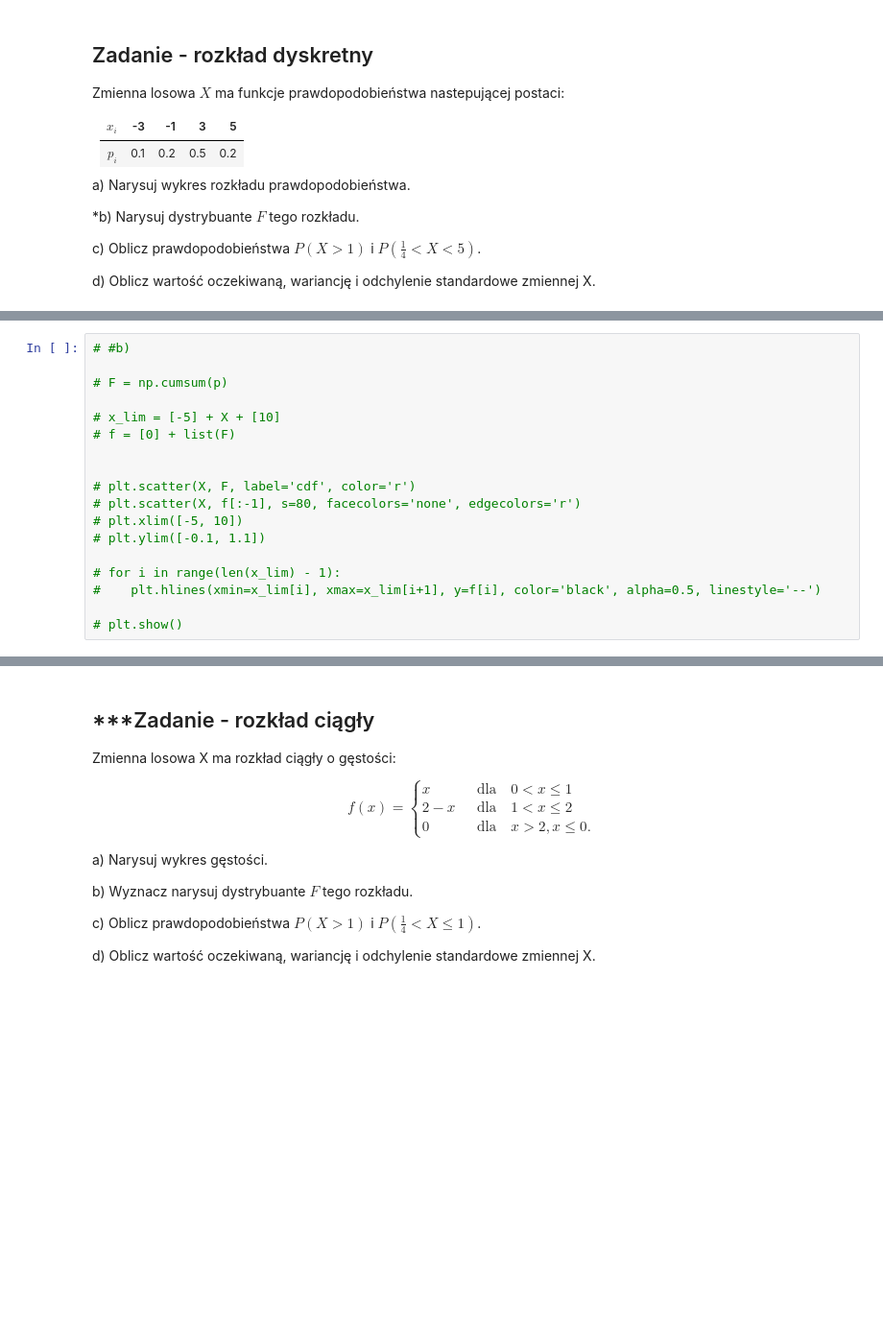
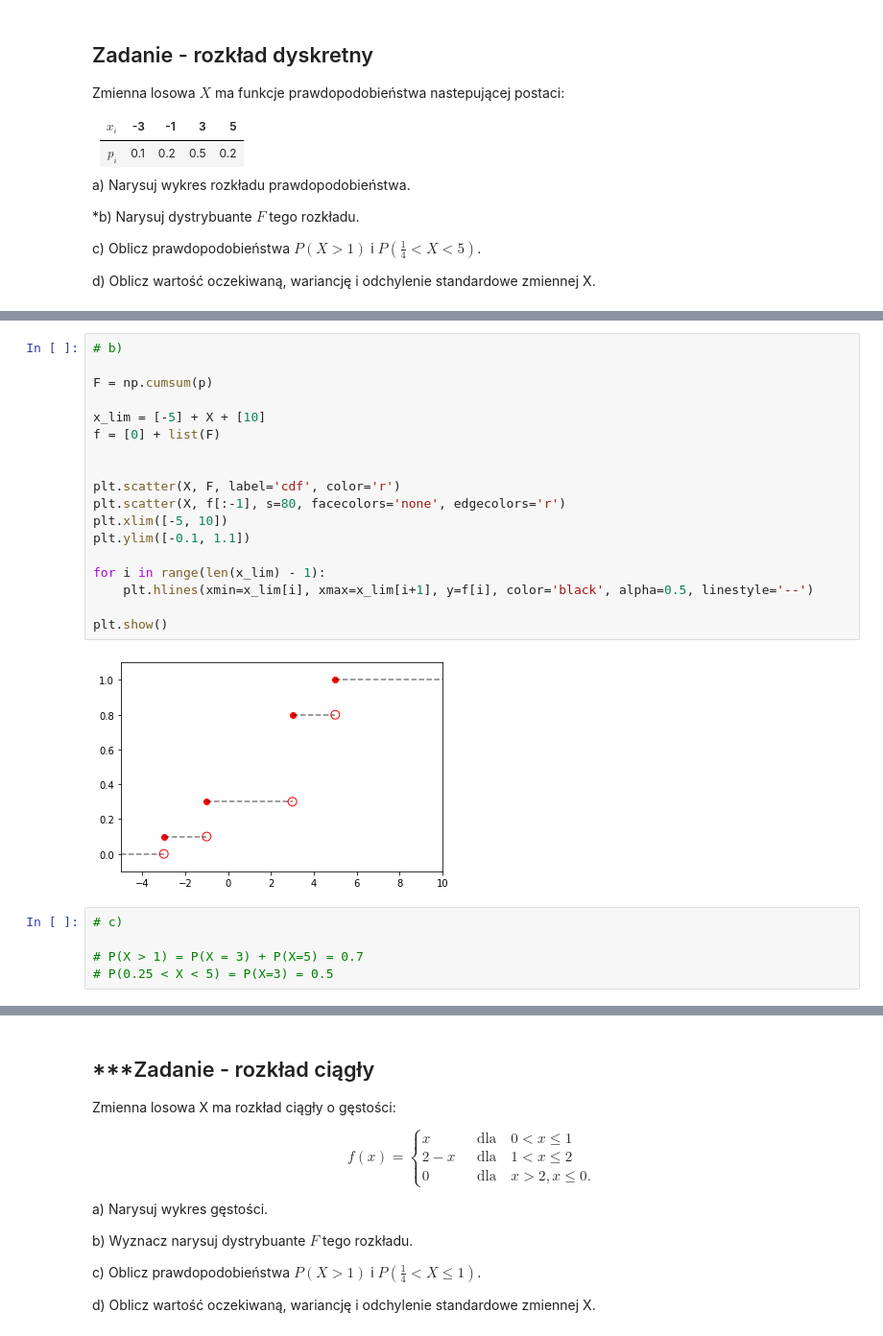
Before and after one commit to mdabrowski-phd/ds250223_stat, a Jupyter notebook: 02_rachunek_prawdopodobienstwa/02_analiza_rozkladow_prawdopodobienstwa.ipynb, the cells around one changed output, grey strips where cells are left out. Shown at 96% size. Cells and saved outputs as stored; diff of their text form; blank space fills up the shorter version.

```diff
--- a/02_rachunek_prawdopodobienstwa/02_analiza_rozkladow_prawdopodobienstwa.ipynb
+++ b/02_rachunek_prawdopodobienstwa/02_analiza_rozkladow_prawdopodobienstwa.ipynb
@@ -30,19 +34,26 @@ d) Oblicz wartość oczekiwaną, wariancję i odchylenie standardowe zmiennej X.
 # %%
-# #b)
+# b)
 
-# F = np.cumsum(p)
+F = np.cumsum(p)
 
-# x_lim = [-5] + X + [10]
-# f = [0] + list(F)
+x_lim = [-5] + X + [10]
+f = [0] + list(F)
 
 
-# plt.scatter(X, F, label='cdf', color='r')
-# plt.scatter(X, f[:-1], s=80, facecolors='none', edgecolors='r')
-# plt.xlim([-5, 10])
-# plt.ylim([-0.1, 1.1])
+plt.scatter(X, F, label='cdf', color='r')
+plt.scatter(X, f[:-1], s=80, facecolors='none', edgecolors='r')
+plt.xlim([-5, 10])
+plt.ylim([-0.1, 1.1])
 
-# for i in range(len(x_lim) - 1):
-#    plt.hlines(xmin=x_lim[i], xmax=x_lim[i+1], y=f[i], color='black', alpha=0.5, linestyle='--')
+for i in range(len(x_lim) - 1):
+    plt.hlines(xmin=x_lim[i], xmax=x_lim[i+1], y=f[i], color='black', alpha=0.5, linestyle='--')
 
-# plt.show()
+plt.show()
+# %% [output]
+[figure, added]
+# %%
+# c)
+
+# P(X > 1) = P(X = 3) + P(X=5) = 0.7
+# P(0.25 < X < 5) = P(X=3) = 0.5
 # %%
```
Also changed, not shown: parts of 7 cells of this notebook, 5 other files.
